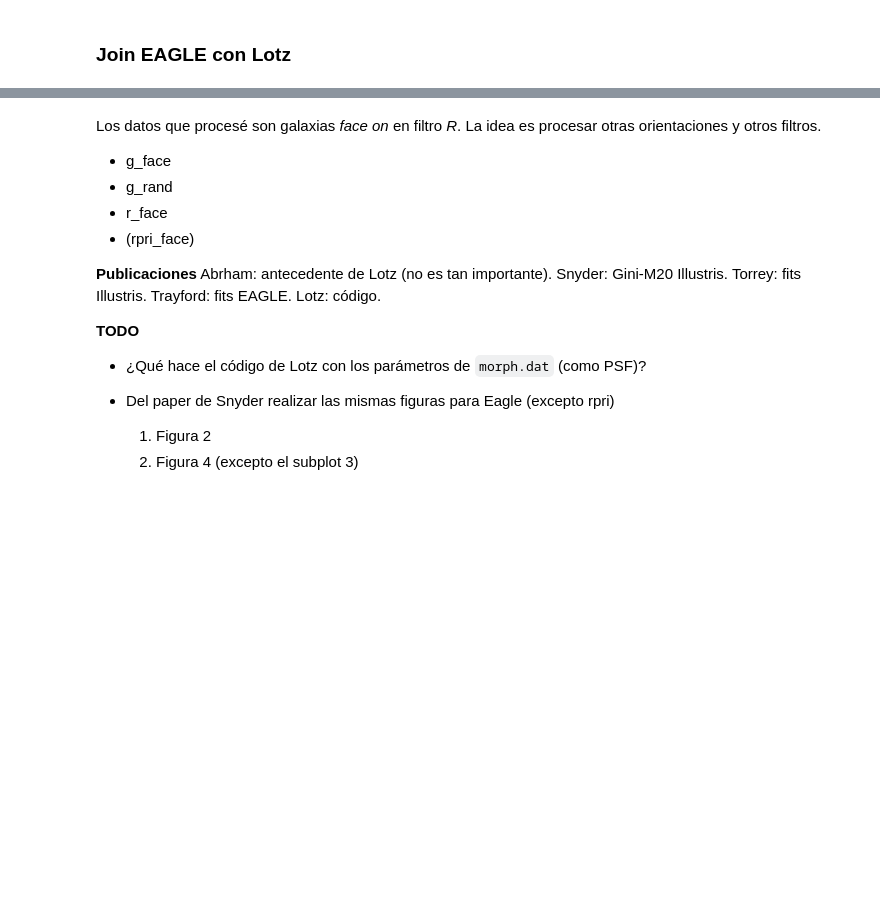
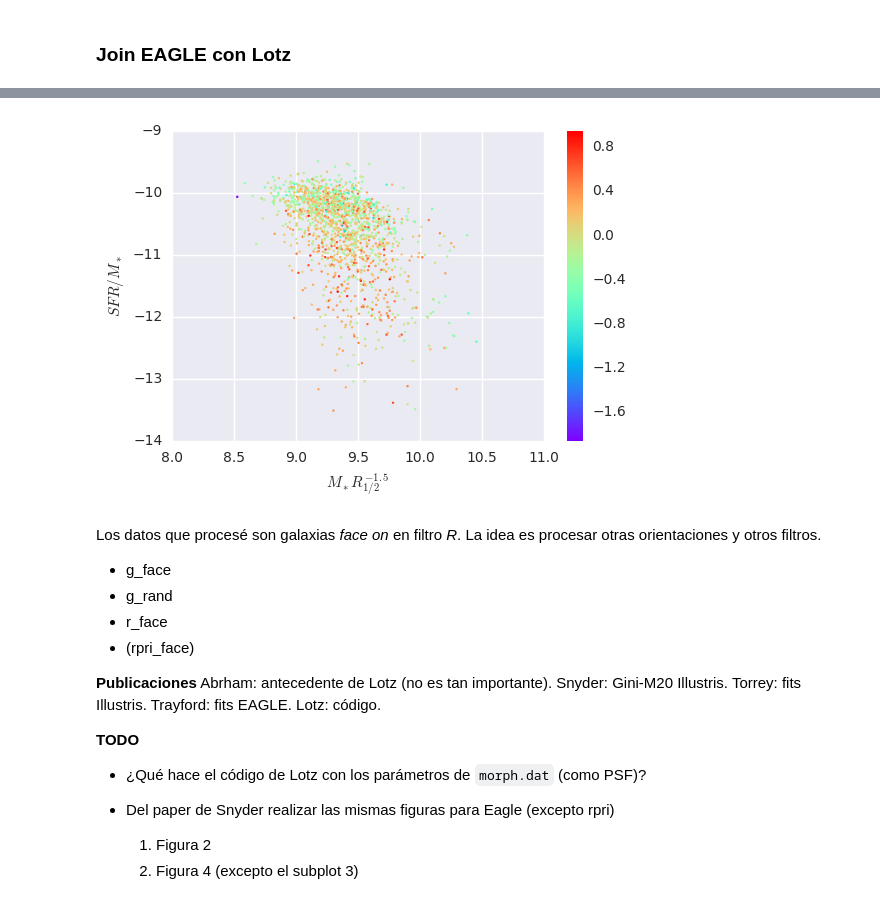
Before and after one commit to matiasbattocchia/ex_tesis, a Jupyter notebook: código/Morfologías.ipynb, the cells around one changed output, grey strips where cells are left out. Cells and saved outputs as stored; diff of their text form; code cells hidden in the pictures; blank space fills up the shorter version.

```diff
--- a/código/Morfologías.ipynb
+++ b/código/Morfologías.ipynb
@@ -179,3 +247,11 @@ plt.savefig('gini_m20.png')
+# %%
+plt.scatter(x=np.log10(df.mass * np.power(df.half_mass_r, -1.5)), y=np.log10(df.sfr/df.mass), c=df.f, s=3, edgecolor='none', cmap='rainbow')
+plt.colorbar()
+plt.xlabel('$M_* R_{1/2}^{-1.5}$')
+plt.ylabel('$SFR/M_*$')
+plt.savefig('specific_SFR_vs_compactness.png')
+# %% [output]
+[figure, added]
 # %% [markdown]
 Los datos que procesé son galaxias *face on* en filtro *R*. La idea es procesar otras orientaciones y otros filtros.
 * g_face
```
Also changed, not shown: parts of 14 cells of this notebook, 7 other files.
